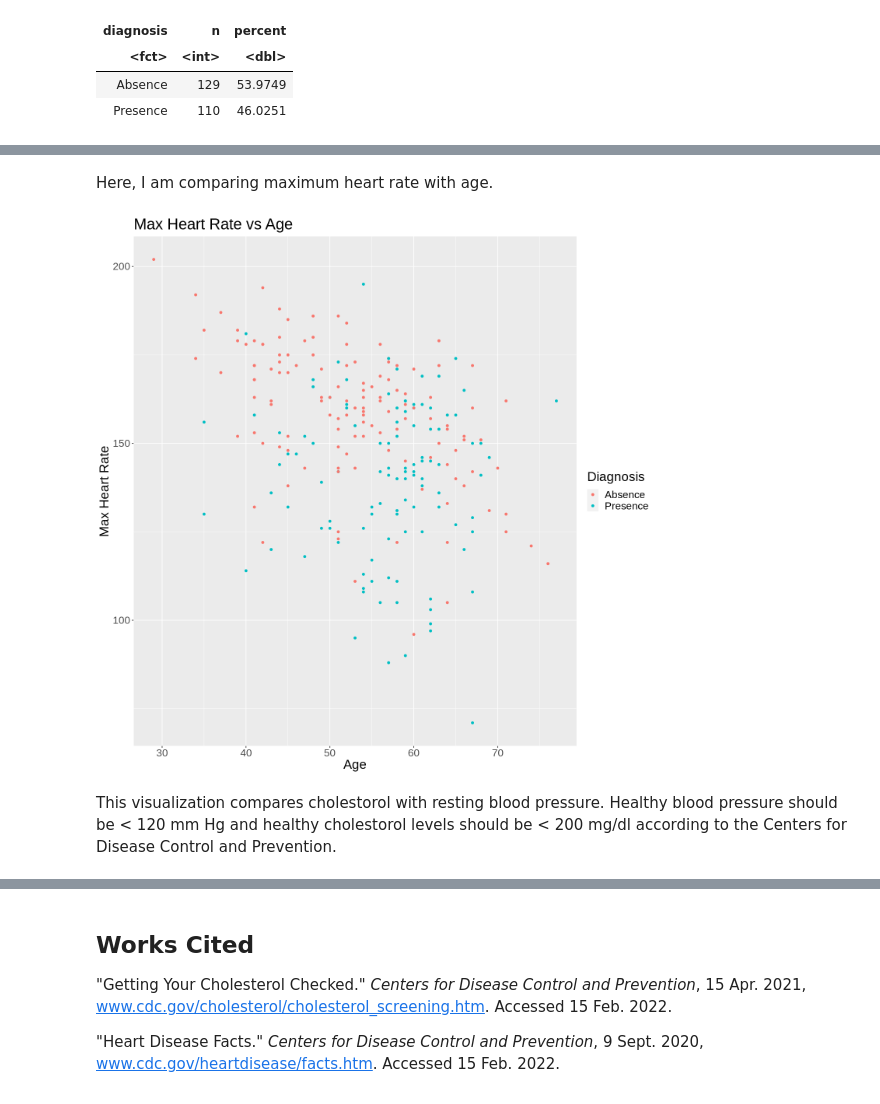
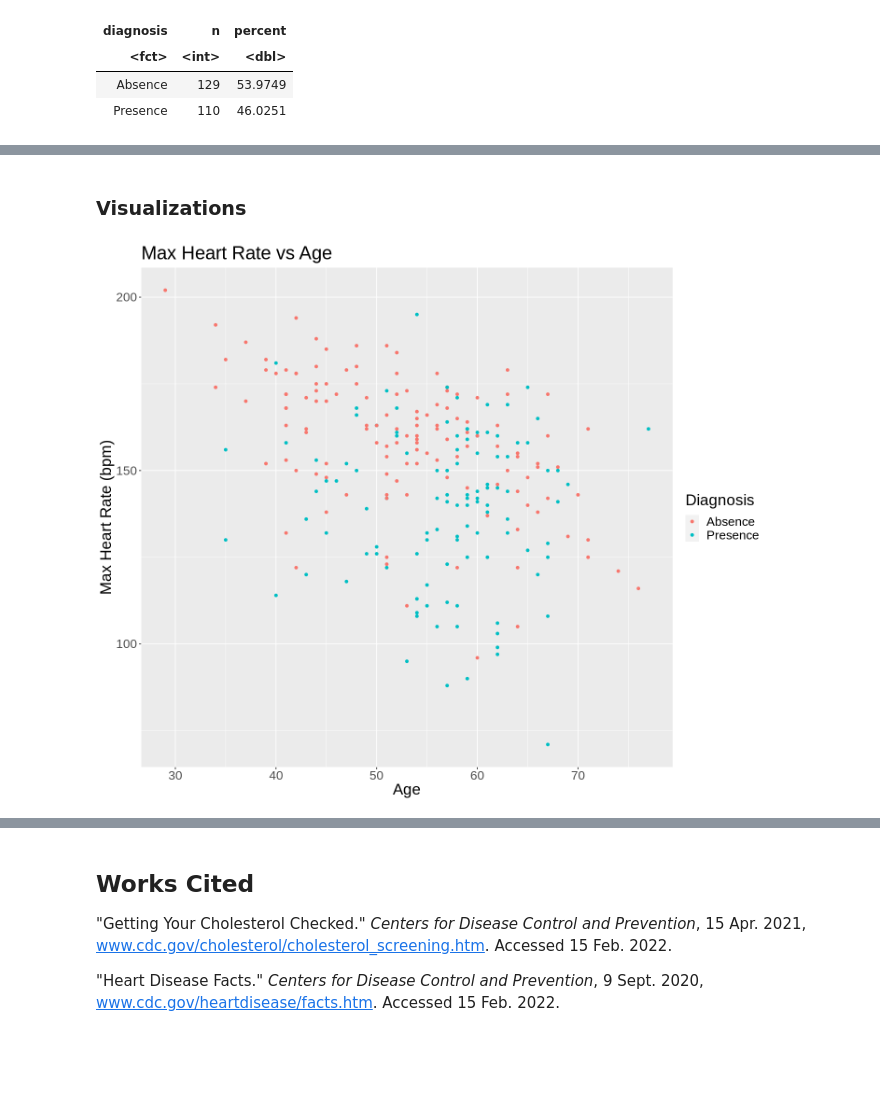
Before and after one commit to meleongg/dsci-100-project, a Jupyter notebook: proposal.ipynb, the cells around one changed output, grey strips where cells are left out. Saved outputs shown, nothing was run; the diff lists cells and outputs as text; code cells hidden in the pictures; blank space fills up the shorter version.

```diff
--- a/proposal.ipynb
+++ b/proposal.ipynb
@@ -61,14 +29,14 @@ However, I perform some wrangling improvements:
 # %%
 heart_disease <- read_csv("data/processed.cleveland.data",
-                          col_names = c("age", "sex", "chest_pain_type", "resting_blood_pressure", "cholestorol", "fasting_blood_sugar", "electrocardio_results", "max_heart_rate", "exercise_induced_angina", "ST_depression", "ST_peak_slope", "major_vessels", "thal", "diagnosis"))
+                          col_names = c("age", "sex", "chest_pain_type", "resting_blood_pressure", "cholesterol", "fasting_blood_sugar", "electrocardio_results", "max_heart_rate", "exercise_induced_angina", "ST_depression", "ST_peak_slope", "major_vessels", "thal", "diagnosis"))
 
-heart_disease <- heart_disease %>%
-    mutate(major_vessels = as.numeric(major_vessels)) %>%
-    mutate(thal = as.numeric(thal))
+heart_disease <- heart_disease
 
 heart_disease <- heart_disease %>%
     mutate(diagnosis = as.factor(ifelse(diagnosis == 0, "Absence", "Presence")))
 
+heart_disease[heart_disease == "?"] <- NA
+
 heart_disease <- na.omit(heart_disease)
 
 heart_disease
@@ -114,4 +82,9 @@ The data is then split into training and testing data.
 # %%
 heart_disease_split <- initial_split(heart_disease, prop = 0.8, strata = diagnosis)
+
 heart_disease_train <- training(heart_disease_split)
+heart_disease_train <- heart_disease_train %>%
+    select(age, resting_blood_pressure, cholesterol, max_heart_rate, ST_depression, diagnosis)
+heart_disease_train
+
 heart_disease_test <- testing(heart_disease_split)
@@ -180,18 +152,17 @@ sex_diagnosis_plot
-# %% [markdown]
-Here, I am comparing maximum heart rate with age.
+# %% [markdown]
+### Visualizations
 # %%
+options(repr.plot.width = 12, repr.plot.height = 10)
 blood_sugar_heart_rate_plot <- heart_disease_train %>%
     ggplot(aes(x = age, y = max_heart_rate, color = diagnosis)) +
         geom_point() +
-        labs(x = "Age", y = "Max Heart Rate", color = "Diagnosis") +
+        labs(x = "Age", y = "Max Heart Rate (bpm)", color = "Diagnosis") +
         ggtitle("Max Heart Rate vs Age") +
         theme(text = element_text(size = 20))
 
 blood_sugar_heart_rate_plot
 # %% [output]
-[figure, old version]
+[figure, new version]
-# %% [markdown]
-This visualization compares cholestorol with resting blood pressure. Healthy blood pressure should be < 120 mm Hg and healthy cholestorol levels should be < 200 mg/dl according to the Centers for Disease Control and Prevention.
 # %%
 options(repr.plot.width = 12, repr.plot.height = 10)
 
```
Also changed, not shown: parts of 23 cells of this notebook.
